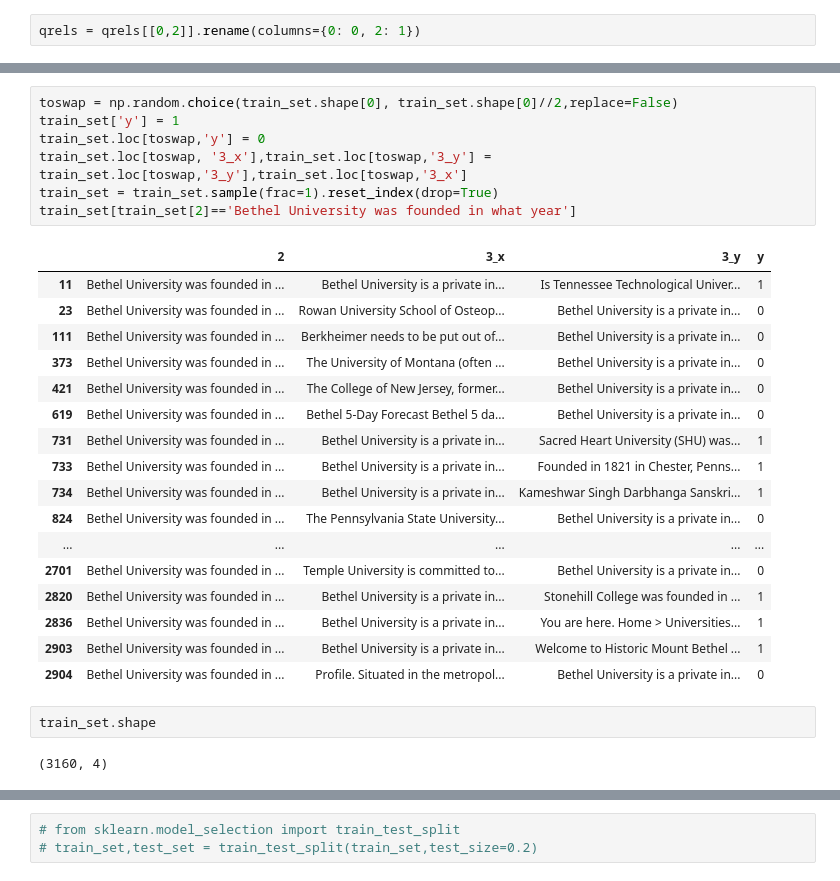
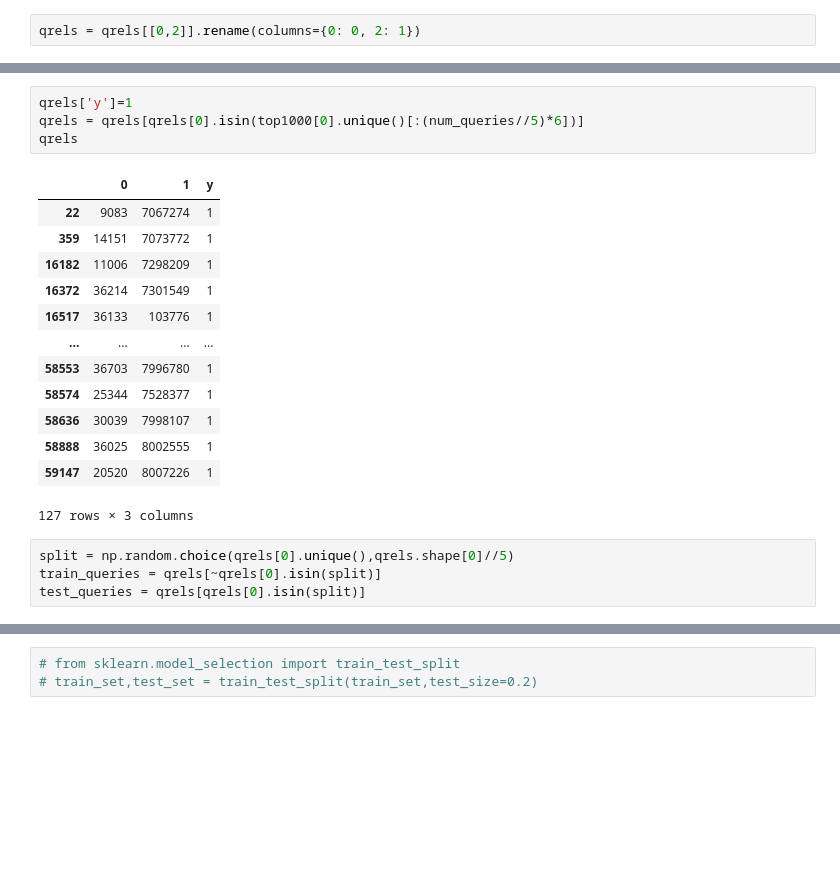
Before and after one commit to Prakhar314/COL764-Podcast-Search, a Jupyter notebook: pairwise.ipynb, the cells around one changed output, grey strips where cells are left out. Drawn from its saved outputs; the diff is of its cells as text; blank space fills up the shorter version.

```diff
--- a/pairwise.ipynb
+++ b/pairwise.ipynb
@@ -259,29 +166,22 @@ train_set[train_set[2]=='Bethel University was founded in what year']
-# %%
-toswap = np.random.choice(train_set.shape[0], train_set.shape[0]//2,replace=False)
-train_set['y'] = 1
-train_set.loc[toswap,'y'] = 0
-train_set.loc[toswap, '3_x'],train_set.loc[toswap,'3_y'] = train_set.loc[toswap,'3_y'],train_set.loc[toswap,'3_x']
-train_set = train_set.sample(frac=1).reset_index(drop=True)
-train_set[train_set[2]=='Bethel University was founded in what year']
-# %% [output]
-|  | 2 | 3_x | 3_y | y |
-| 11 | Bethel University was founded in ... | Bethel University is a private in... | Is Tennessee Technological Univer... | 1 |
-| 23 | Bethel University was founded in ... | Rowan University School of Osteop... | Bethel University is a private in... | 0 |
-| 111 | Bethel University was founded in ... | Berkheimer needs to be put out of... | Bethel University is a private in... | 0 |
-| 373 | Bethel University was founded in ... | The University of Montana (often ... | Bethel University is a private in... | 0 |
-| 421 | Bethel University was founded in ... | The College of New Jersey, former... | Bethel University is a private in... | 0 |
-| 619 | Bethel University was founded in ... | Bethel 5-Day Forecast Bethel 5 da... | Bethel University is a private in... | 0 |
-| 731 | Bethel University was founded in ... | Bethel University is a private in... | Sacred Heart University (SHU) was... | 1 |
-| 733 | Bethel University was founded in ... | Bethel University is a private in... | Founded in 1821 in Chester, Penns... | 1 |
-| 734 | Bethel University was founded in ... | Bethel University is a private in... | Kameshwar Singh Darbhanga Sanskri... | 1 |
-| 824 | Bethel University was founded in ... | The Pennsylvania State University... | Bethel University is a private in... | 0 |
-| ... | ... | ... | ... | ... |
-| 2701 | Bethel University was founded in ... | Temple University is committed to... | Bethel University is a private in... | 0 |
-| 2820 | Bethel University was founded in ... | Bethel University is a private in... | Stonehill College was founded in ... | 1 |
-| 2836 | Bethel University was founded in ... | Bethel University is a private in... | You are here. Home > Universities... | 1 |
-| 2903 | Bethel University was founded in ... | Bethel University is a private in... | Welcome to Historic Mount Bethel ... | 1 |
-| 2904 | Bethel University was founded in ... | Profile. Situated in the metropol... | Bethel University is a private in... | 0 |
-# %%
-train_set.shape
-# %% [output]
-(3160, 4)
+# %%
+qrels['y']=1
+qrels = qrels[qrels[0].isin(top1000[0].unique()[:(num_queries//5)*6])]
+qrels
+# %% [output]
+|  | 0 | 1 | y |
+| 22 | 9083 | 7067274 | 1 |
+| 359 | 14151 | 7073772 | 1 |
+| 16182 | 11006 | 7298209 | 1 |
+| 16372 | 36214 | 7301549 | 1 |
+| 16517 | 36133 | 103776 | 1 |
+| ... | ... | ... | ... |
+| 58553 | 36703 | 7996780 | 1 |
+| 58574 | 25344 | 7528377 | 1 |
+| 58636 | 30039 | 7998107 | 1 |
+| 58888 | 36025 | 8002555 | 1 |
+| 59147 | 20520 | 8007226 | 1 |
+127 rows × 3 columns
+# %%
+split = np.random.choice(qrels[0].unique(),qrels.shape[0]//5)
+train_queries = qrels[~qrels[0].isin(split)]
+test_queries = qrels[qrels[0].isin(split)]
```
Also changed, not shown: parts of 38 cells of this notebook.
